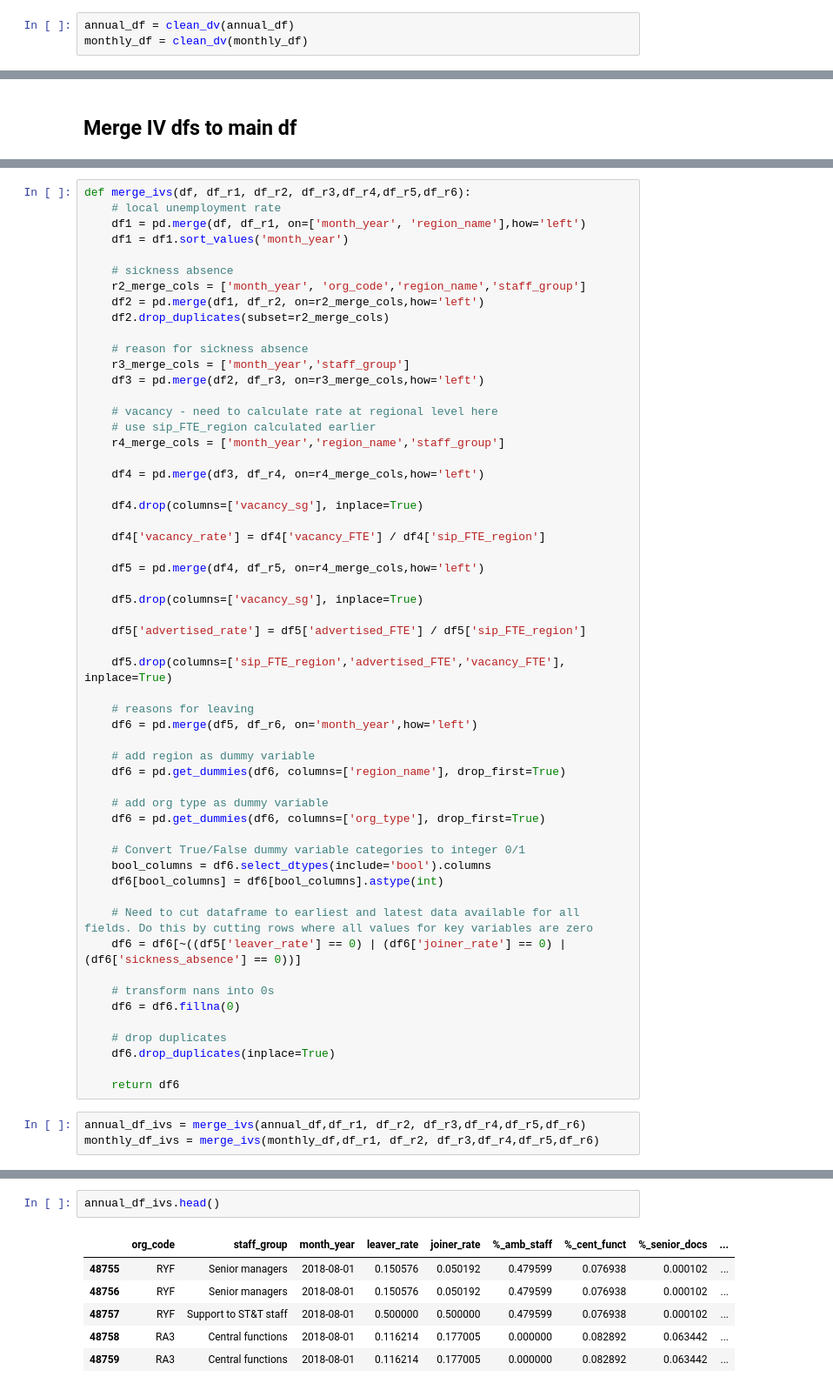
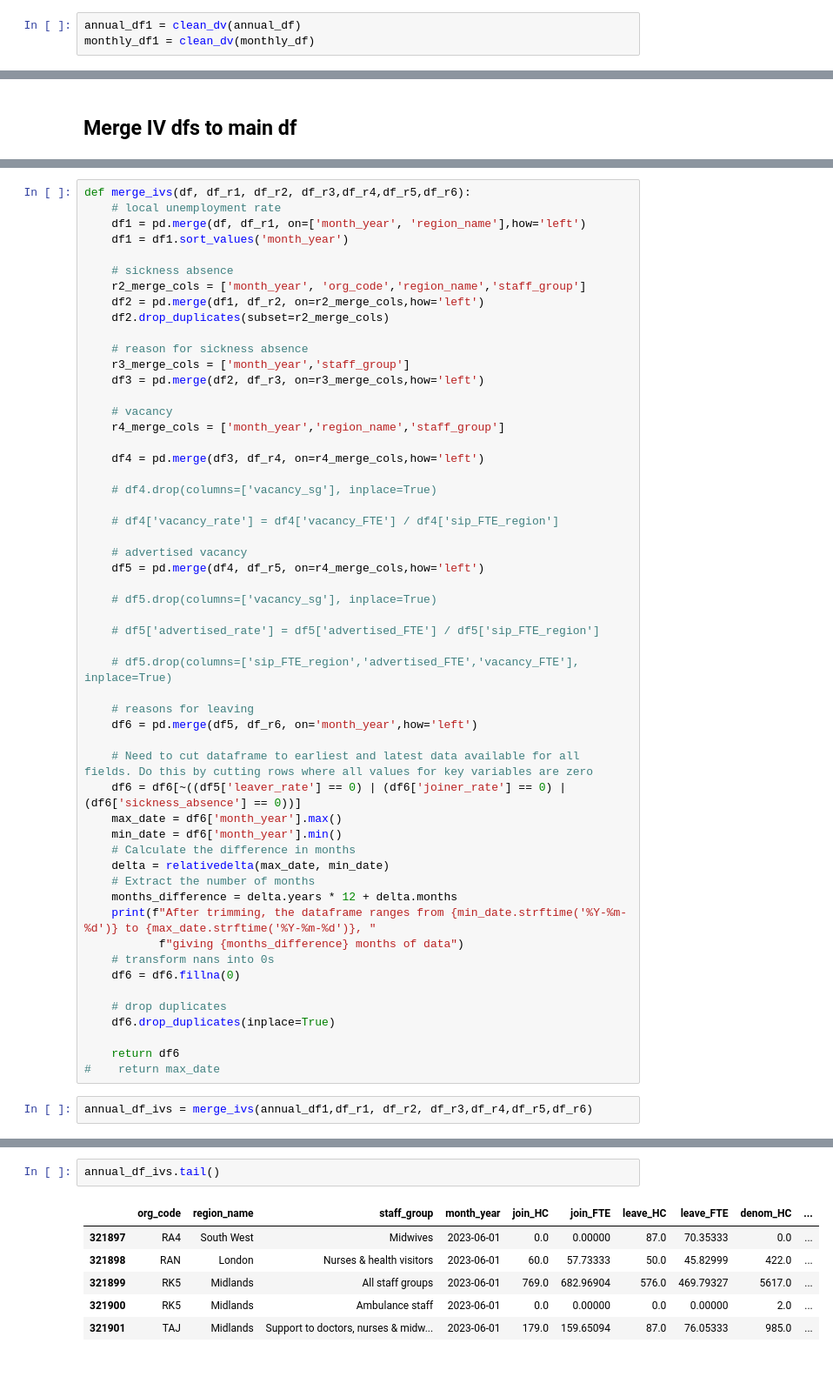
Before and after one commit to marierrogers/HSMAproject2023, a Jupyter notebook: 02_scripts/data_processing_for_dash.ipynb, the cells around one changed output, grey strips where cells are left out. Shown at 87% size. Saved outputs shown, nothing was run; the diff lists cells and outputs as text.

```diff
--- a/02_scripts/data_processing_for_dash.ipynb
+++ b/02_scripts/data_processing_for_dash.ipynb
@@ -111,4 +67,4 @@ def clean_dv(df):
 # %%
-annual_df = clean_dv(annual_df)
-monthly_df = clean_dv(monthly_df)
+annual_df1 = clean_dv(annual_df)
+monthly_df1 = clean_dv(monthly_df)
 # %%
@@ -415,40 +379,37 @@ def merge_ivs(df, df_r1, df_r2, df_r3,df_r4,df_r5,df_r6):
     r3_merge_cols = ['month_year','staff_group']
     df3 = pd.merge(df2, df_r3, on=r3_merge_cols,how='left')
 
-    # vacancy - need to calculate rate at regional level here
-    # use sip_FTE_region calculated earlier
+    # vacancy
     r4_merge_cols = ['month_year','region_name','staff_group']
 
     df4 = pd.merge(df3, df_r4, on=r4_merge_cols,how='left')
 
-    df4.drop(columns=['vacancy_sg'], inplace=True)
+    # df4.drop(columns=['vacancy_sg'], inplace=True)
 
-    df4['vacancy_rate'] = df4['vacancy_FTE'] / df4['sip_FTE_region']
+    # df4['vacancy_rate'] = df4['vacancy_FTE'] / df4['sip_FTE_region']
 
+    # advertised vacancy
     df5 = pd.merge(df4, df_r5, on=r4_merge_cols,how='left')
 
-    df5.drop(columns=['vacancy_sg'], inplace=True)
+    # df5.drop(columns=['vacancy_sg'], inplace=True)
 
-    df5['advertised_rate'] = df5['advertised_FTE'] / df5['sip_FTE_region']
+    # df5['advertised_rate'] = df5['advertised_FTE'] / df5['sip_FTE_region']
 
-    df5.drop(columns=['sip_FTE_region','advertised_FTE','vacancy_FTE'], inplace=True)
+    # df5.drop(columns=['sip_FTE_region','advertised_FTE','vacancy_FTE'], inplace=True)
 
     # reasons for leaving
     df6 = pd.merge(df5, df_r6, on='month_year',how='left')
 
-    # add region as dummy variable
-    df6 = pd.get_dummies(df6, columns=['region_name'], drop_first=True)
-
-    # add org type as dummy variable
-    df6 = pd.get_dummies(df6, columns=['org_type'], drop_first=True)
-
-    # Convert True/False dummy variable categories to integer 0/1
-    bool_columns = df6.select_dtypes(include='bool').columns
-    df6[bool_columns] = df6[bool_columns].astype(int)
-
     # Need to cut dataframe to earliest and latest data available for all fields. Do this by cutting rows where all values for key variables are zero
     df6 = df6[~((df5['leaver_rate'] == 0) | (df6['joiner_rate'] == 0) | (df6['sickness_absence'] == 0))]
-
+    max_date = df6['month_year'].max()
+    min_date = df6['month_year'].min()
+    # Calculate the difference in months
+    delta = relativedelta(max_date, min_date)
+    # Extract the number of months
+    months_difference = delta.years * 12 + delta.months
+    print(f"After trimming, the dataframe ranges from {min_date.strftime('%Y-%m-%d')} to {max_date.strftime('%Y-%m-%d')}, "
+           f"giving {months_difference} months of data")
     # transform nans into 0s
     df6 = df6.fillna(0)
 
@@ -456,6 +417,6 @@ def merge_ivs(df, df_r1, df_r2, df_r3,df_r4,df_r5,df_r6):
     df6.drop_duplicates(inplace=True)
 
     return df6
+#    return max_date
 # %%
-annual_df_ivs = merge_ivs(annual_df,df_r1, df_r2, df_r3,df_r4,df_r5,df_r6)
-monthly_df_ivs = merge_ivs(monthly_df,df_r1, df_r2, df_r3,df_r4,df_r5,df_r6)
+annual_df_ivs = merge_ivs(annual_df1,df_r1, df_r2, df_r3,df_r4,df_r5,df_r6)
@@ -462,9 +429,9 @@ monthly_df_ivs = merge_ivs(monthly_df,df_r1, df_r2, df_r3,df_r4,df_r5,df_r6)
 # %%
-annual_df_ivs.head()
+annual_df_ivs.tail()
 # %% [output]
-|  | org_code | staff_group | month_year | leaver_rate | joiner_rate | %_amb_staff | %_cent_funct | %_senior_docs | ... |
-| 48755 | RYF | Senior managers | 2018-08-01 | 0.150576 | 0.050192 | 0.479599 | 0.076938 | 0.000102 | ... |
-| 48756 | RYF | Senior managers | 2018-08-01 | 0.150576 | 0.050192 | 0.479599 | 0.076938 | 0.000102 | ... |
-| 48757 | RYF | Support to ST&T staff | 2018-08-01 | 0.500000 | 0.500000 | 0.479599 | 0.076938 | 0.000102 | ... |
-| 48758 | RA3 | Central functions | 2018-08-01 | 0.116214 | 0.177005 | 0.000000 | 0.082892 | 0.063442 | ... |
-| 48759 | RA3 | Central functions | 2018-08-01 | 0.116214 | 0.177005 | 0.000000 | 0.082892 | 0.063442 | ... |
+|  | org_code | region_name | staff_group | month_year | join_HC | join_FTE | leave_HC | leave_FTE | denom_HC | ... |
+| 321897 | RA4 | South West | Midwives | 2023-06-01 | 0.0 | 0.00000 | 87.0 | 70.35333 | 0.0 | ... |
+| 321898 | RAN | London | Nurses & health visitors | 2023-06-01 | 60.0 | 57.73333 | 50.0 | 45.82999 | 422.0 | ... |
+| 321899 | RK5 | Midlands | All staff groups | 2023-06-01 | 769.0 | 682.96904 | 576.0 | 469.79327 | 5617.0 | ... |
+| 321900 | RK5 | Midlands | Ambulance staff | 2023-06-01 | 0.0 | 0.00000 | 0.0 | 0.00000 | 2.0 | ... |
+| 321901 | TAJ | Midlands | Support to doctors, nurses & midw... | 2023-06-01 | 179.0 | 159.65094 | 87.0 | 76.05333 | 985.0 | ... |
```
Also changed, not shown: parts of 37 cells of this notebook, 2 other files.
